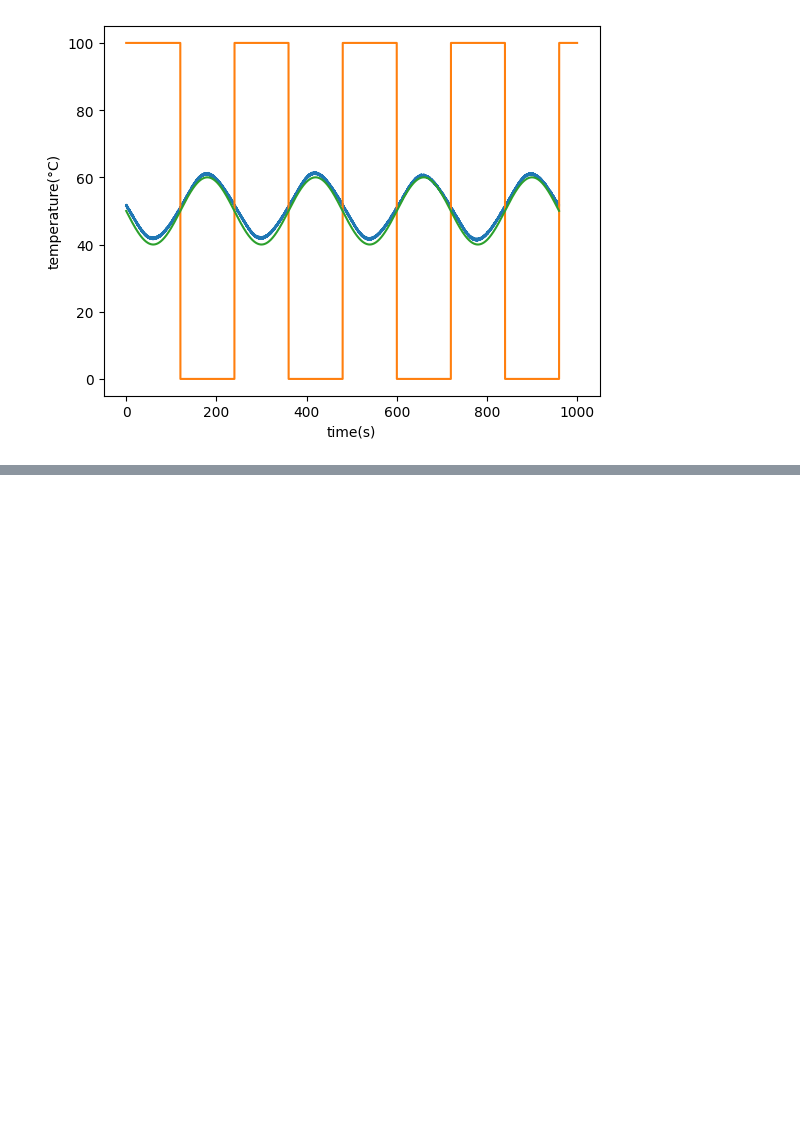
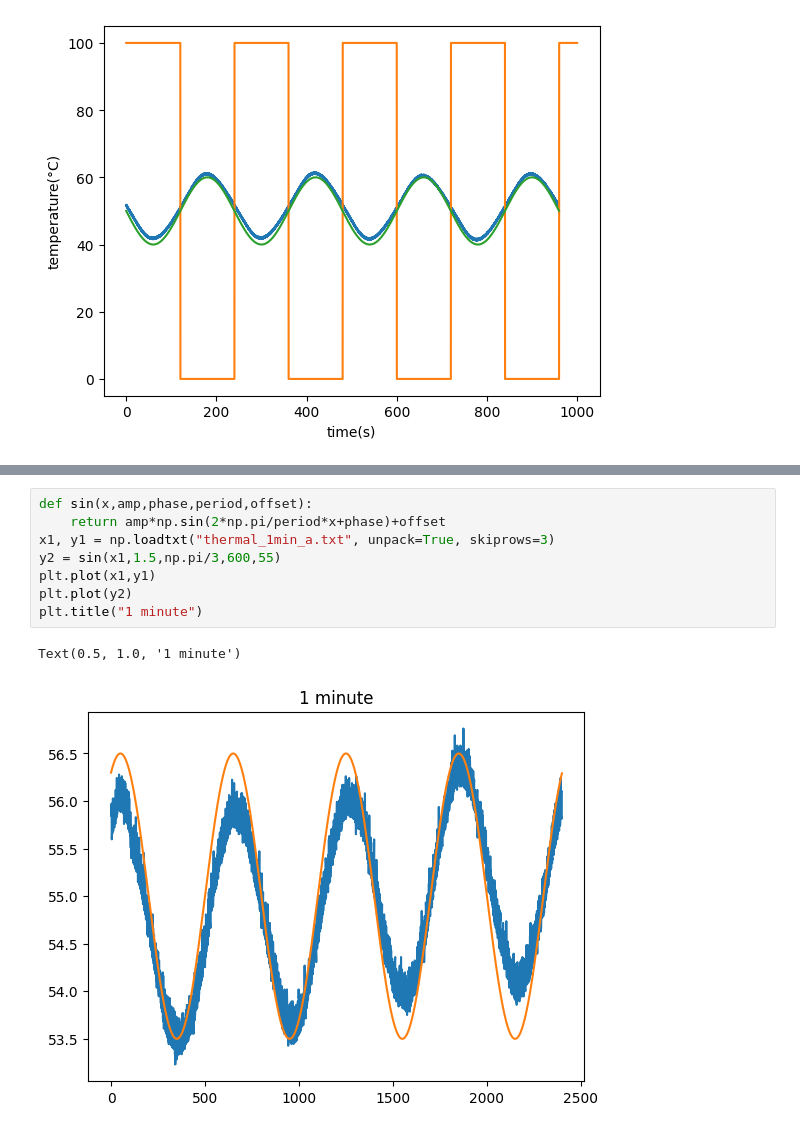
Before and after one commit to tonyko618/Waves_Lab, a Jupyter notebook: Session2/code.ipynb, the cells around one changed output, grey strips where cells are left out. Cells and saved outputs as stored; diff of their text form; blank space fills up the shorter version.

```diff
--- a/Session2/code.ipynb
+++ b/Session2/code.ipynb
@@ -53,0 +67,11 @@ Text(0, 0.5, 'temperature(°C)')
+# %%
+def sin(x,amp,phase,period,offset):
+    return amp*np.sin(2*np.pi/period*x+phase)+offset
+x1, y1 = np.loadtxt("thermal_1min_a.txt", unpack=True, skiprows=3)
+y2 = sin(x1,1.5,np.pi/3,600,55)
+plt.plot(x1,y1)
+plt.plot(y2)
+plt.title("1 minute")
+# %% [output]
+Text(0.5, 1.0, '1 minute')
+[figure, added]
```
Also changed, not shown: parts of 14 cells of this notebook.
